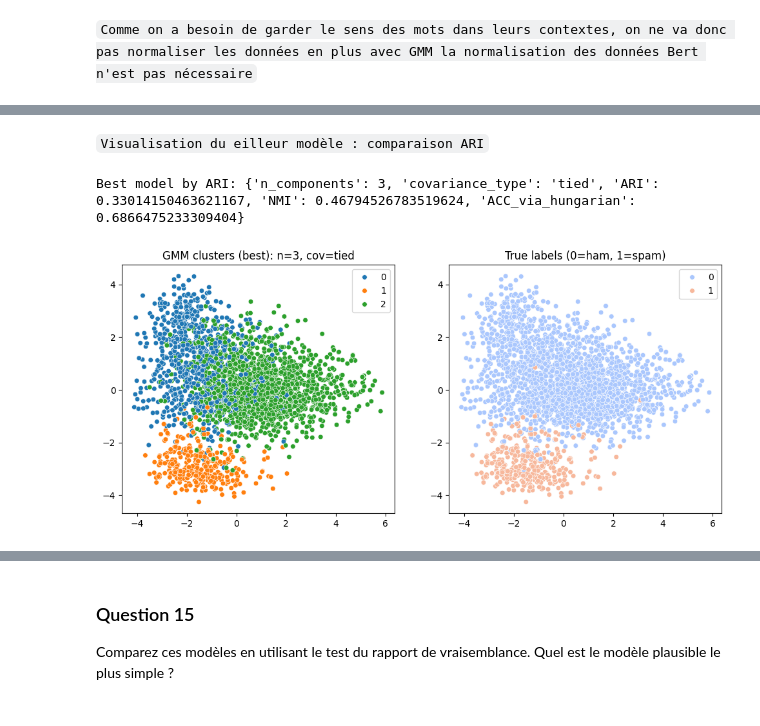
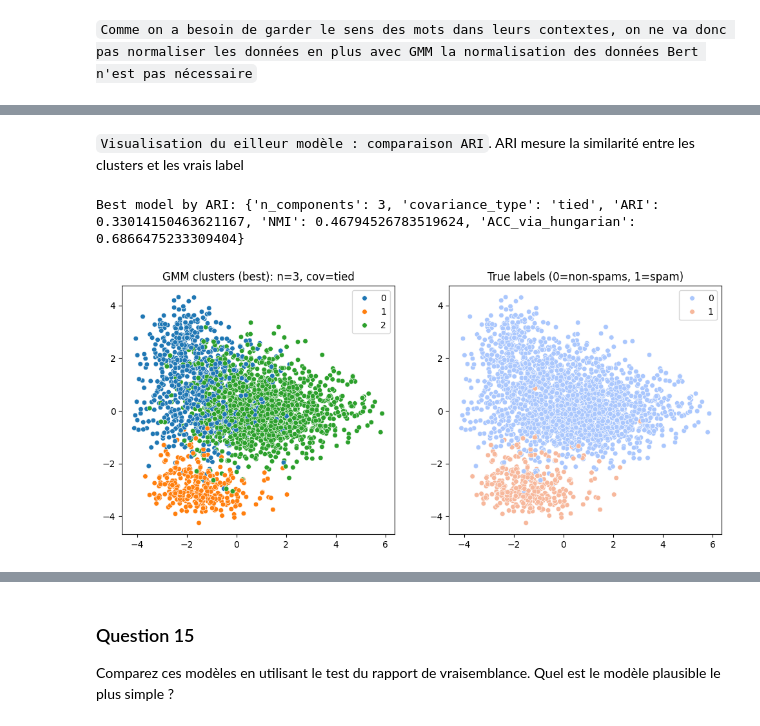
Before and after one commit to JMintoama/Project-NPL, a Jupyter notebook: Groupe_9.ipynb, the cells around one changed output, grey strips where cells are left out. Cells and saved outputs as stored; diff of their text form; code cells hidden in the pictures.

```diff
--- a/Groupe_9.ipynb
+++ b/Groupe_9.ipynb
@@ -259,7 +302,7 @@ Y_pred_logreg = logreg.predict(X_test_tfidf)
 # %%
 from sklearn.discriminant_analysis import QuadraticDiscriminantAnalysis
 
-qda = QuadraticDiscriminantAnalysis(reg_param=1)
+qda = QuadraticDiscriminantAnalysis(reg_param=0.5)
 qda.fit(X_train_tfidf.toarray(), Y_train)
 Y_pred_qda = qda.predict(X_test_tfidf.toarray())
 # %% [markdown]
@@ -971,22 +1120,10 @@ Sans utiliser les labels, modéliser en utilisant le modèle GMM de `scikit-lear
 # %%
-import numpy as np
-from sklearn.decomposition import PCA
-from sklearn.mixture import GaussianMixture
-from sklearn.metrics import adjusted_rand_score, normalized_mutual_info_score
-from sklearn.metrics import confusion_matrix
-from scipy.optimize import linear_sum_assignment
-import matplotlib.pyplot as plt
-import seaborn as sns
-
-# --- 0. paramètres ---
+# ---  paramètres ---
 pca_components = 100
-cov_types = ['full', 'tied', 'diag', 'spherical']
+cov_types = ['spherical', 'diag', 'tied','full']
 n_components_list = [2, 3, 4, 5]
 
-# --- 1. PCA (fit sur train embeddings) ---
+# ---  PCA (fit sur train embeddings) ---
 
 pca = PCA(n_components=pca_components, random_state=42)
 X_train_reduced = pca.fit_transform(X_train_bert)
-
-# variance expliquée
-print(f"La pca explique {np.sum(pca.explained_variance_ratio_):.2f}% de variance")
@@ -1049,28 +1184,28 @@ print(df_results)
 # %% [markdown]
-`Visualisation du eilleur modèle : comparaison ARI`
+`Visualisation du eilleur modèle : comparaison ARI`. ARI mesure la similarité entre les clusters et les vrais label
 # %%
-# --- 5. Visualisation : meilleur modèle (par ARI) projeté en 2D (PCA 2 components) ---
+# ---  Visualisation : meilleur modèle (par ARI)---
 best = df_results.iloc[0]
 print("\nBest model by ARI:", best.to_dict())
 
 best_gmm = GaussianMixture(n_components=int(best.n_components), covariance_type=best.covariance_type, random_state=42, n_init=5)
-# refit best on same reduced data
+# Entrainement avec meilleur modèle
 best_gmm.fit(X_train_reduced)
 best_clusters = best_gmm.predict(X_train_reduced)
 
-# 2D projection for plotting
+# projection en 2D
 pca2 = PCA(n_components=2, random_state=42)
 X2 = pca2.fit_transform(X_train_bert)
 
 plt.figure(figsize=(12,5))
 plt.subplot(1,2,1)
 sns.scatterplot(x=X2[:,0], y=X2[:,1], hue=best_clusters, palette='tab10', s=30, legend='full')
 plt.title(f"GMM clusters (best): n={int(best.n_components)}, cov={best.covariance_type}")
 
 plt.subplot(1,2,2)
 sns.scatterplot(x=X2[:,0], y=X2[:,1], hue=Y_train, palette='coolwarm', s=30, legend='full')
-plt.title("True labels (0=ham, 1=spam)")
+plt.title("True labels (0=non-spams, 1=spam)")
 plt.show()
 # %% [output]
 Best model by ARI: {'n_components': 3, 'covariance_type': 'tied', 'ARI': 0.33014150463621167, 'NMI': 0.46794526783519624, 'ACC_via_hungarian': 0.6866475233309404}
-[figure, old version]
+[figure, new version]
```
Also changed, not shown: parts of 49 cells of this notebook.
